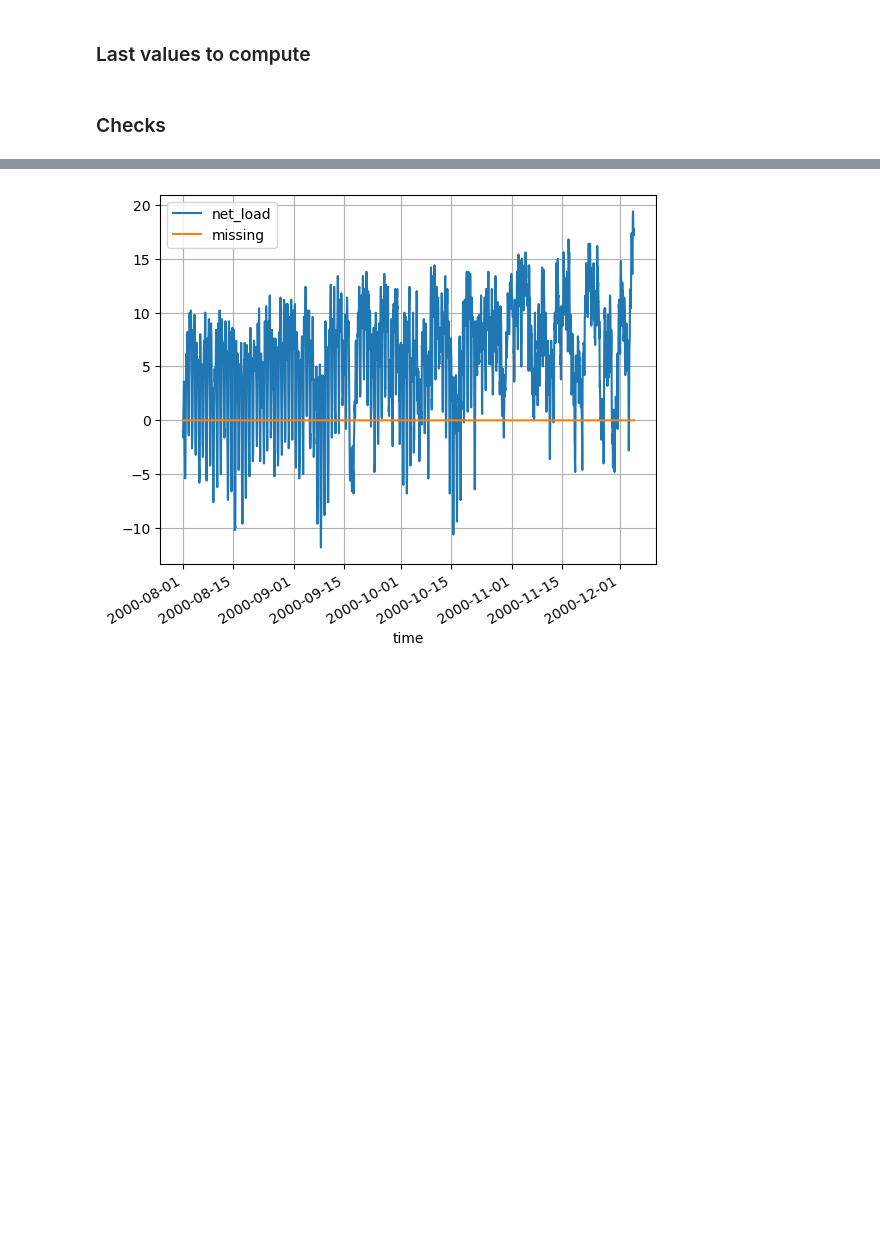
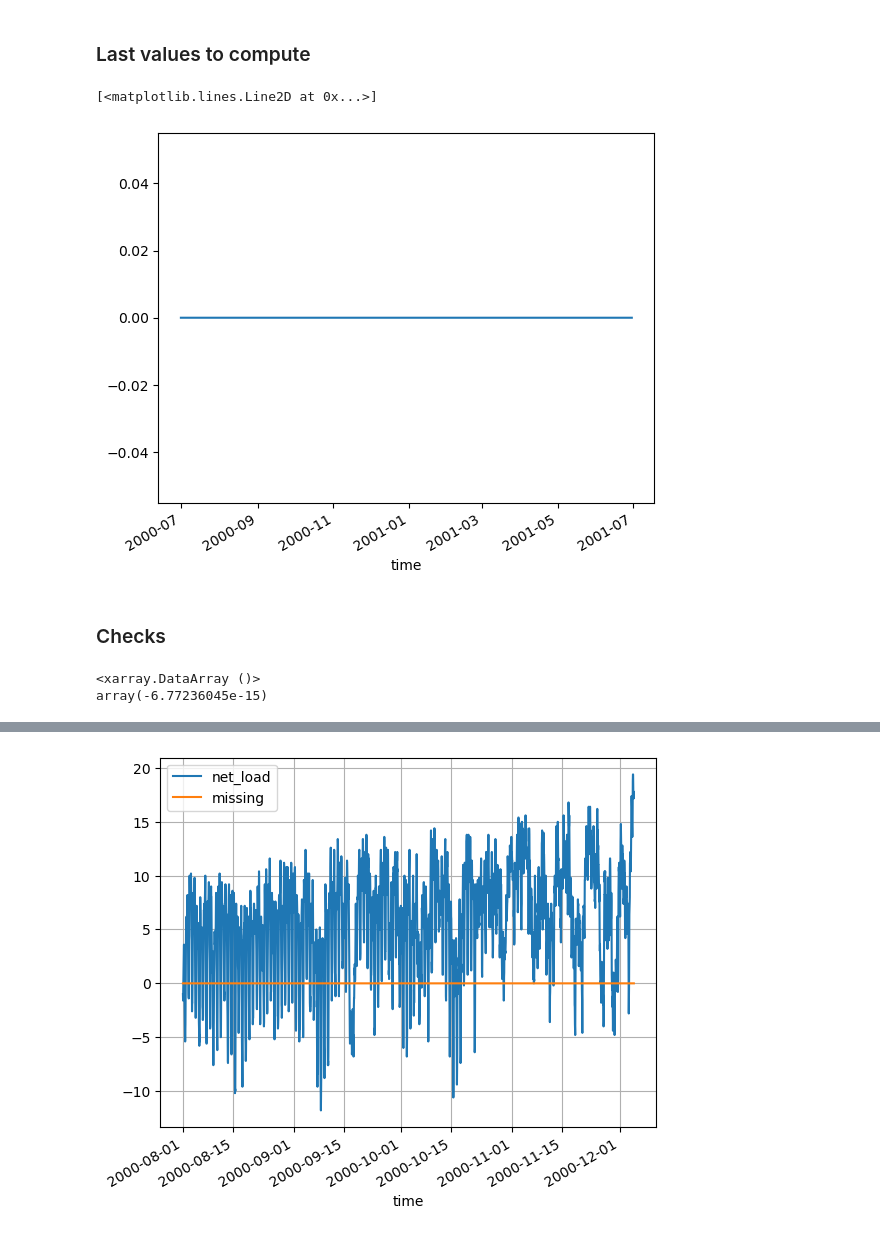
Before and after one commit to cledat/Projet-EA314, a Jupyter notebook: Test Panda Excel.ipynb, the cells around one changed output, grey strips where cells are left out. Cells and saved outputs as stored; diff of their text form; code cells hidden in the pictures; blank space fills up the shorter version.

```diff
--- a/Test Panda Excel.ipynb
+++ b/Test Panda Excel.ipynb
@@ -174,6 +176,16 @@ for i in range(1,len(charging.values)):
 diesel = context.Load.copy()
 unserved_energy = context.Load.copy()
 unused_energy = context.Load.copy()
+for i in range(len(diesel)):
+    diesel.values[i] = np.min([diesel_gen,np.max([net_load.values[i]+charging.values[i]-releasing.values[i],0])])
+
+unserved_energy.values = 0.5*(np.abs(net_load.values+charging.values-releasing.values-diesel.values)+(net_load.values+charging.values-releasing.values-diesel.values))
+unused_energy.values = 0.5*(np.abs(-net_load.values-charging.values)-net_load.values-charging.values)
+# %%
+(unserved_energy-unserved_energy_check).plot()
+# %% [output]
+[<matplotlib.lines.Line2D at 0x...>]
+[figure, added]
 # %% [markdown]
 ### Checks
 # %%
@@ -210,3 +231,8 @@ dims = ['time'],
 coords = dict(time=pd.to_datetime(data['Time (UTC)'])),attrs =dict(description = 'test', units ='test')
     )
 #t = xr.merge([load,solar,wind,net_load,charging,missing_capacity,releasing,diesel,unserved_energy,unused_energy])
+# %%
+np.sum(releasing_check-releasing)
+# %% [output]
+<xarray.DataArray ()>
+array(-6.77236045e-15)
```
Also changed, not shown: parts of 8 cells of this notebook, 1 other file.
